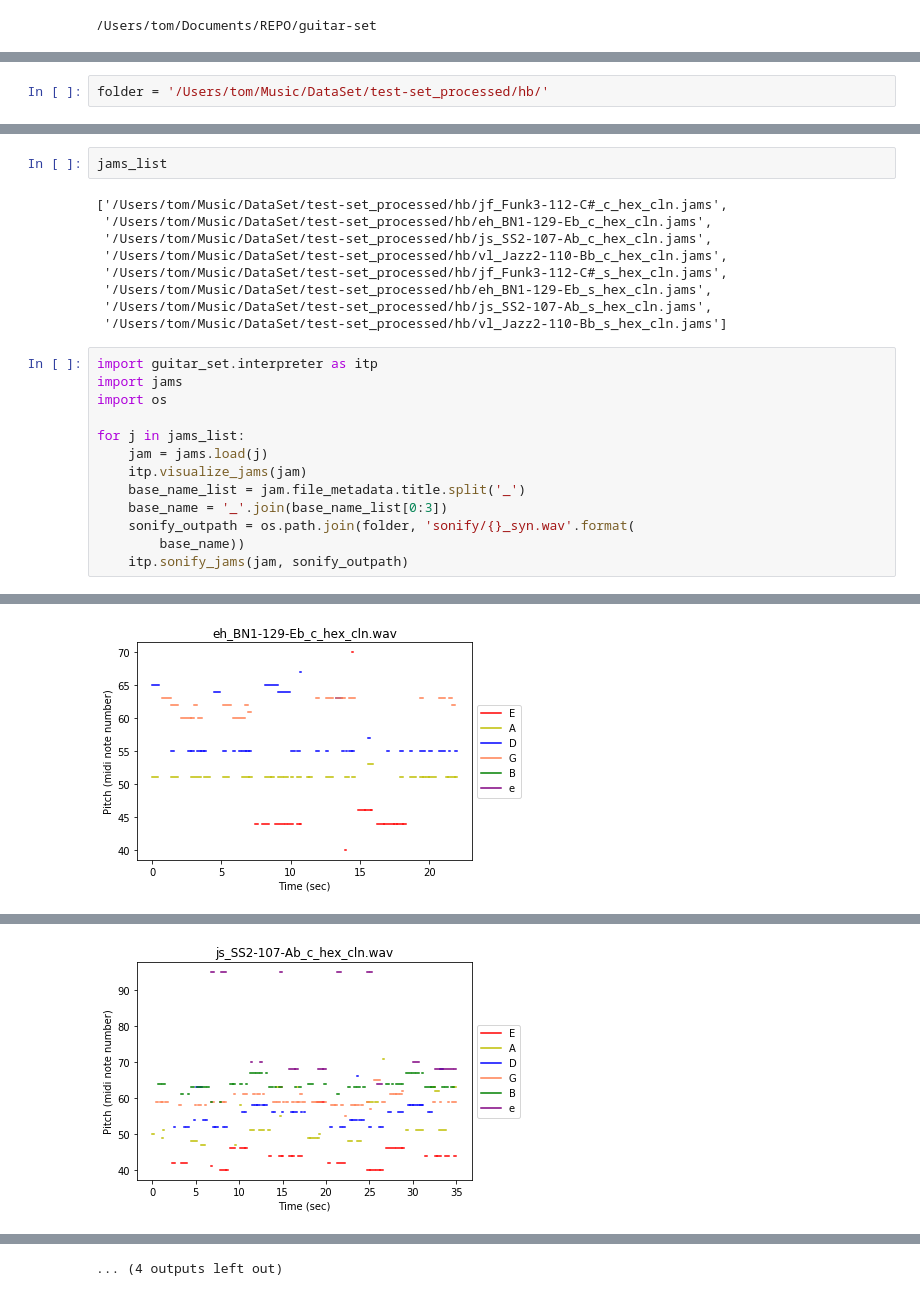
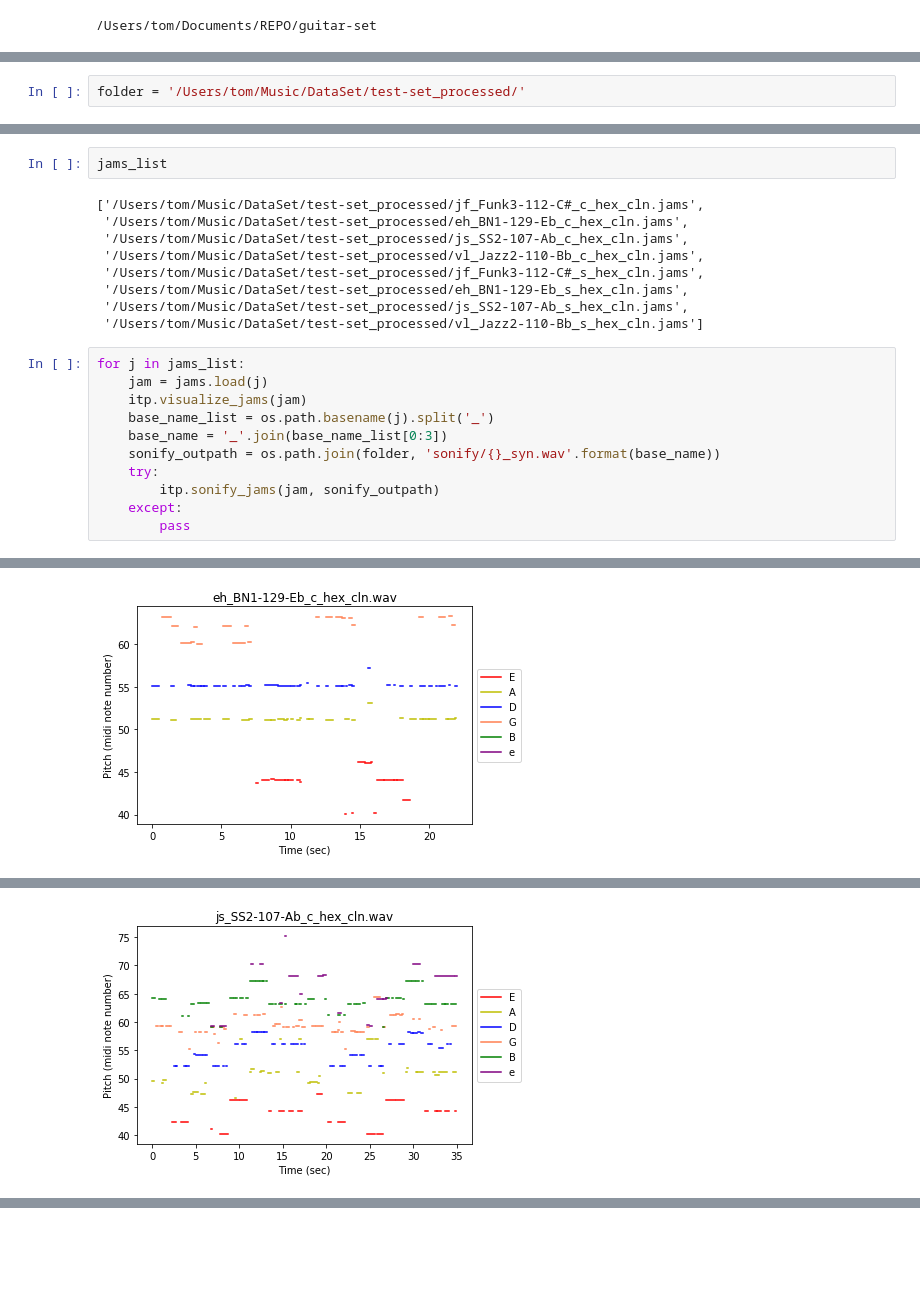
Before and after one commit to tomxi/guitar-set, a Jupyter notebook: guitar_set/notebooks/16_interpret_results.ipynb, the cells around one changed output, grey strips where cells are left out. Cells and saved outputs as stored; diff of their text form; blank space fills up the shorter version.

```diff
--- a/guitar_set/notebooks/16_interpret_results.ipynb
+++ b/guitar_set/notebooks/16_interpret_results.ipynb
@@ -5,3 +10,3 @@ cd ../..
 # %%
-folder = '/Users/tom/Music/DataSet/test-set_processed/hb/'
+folder = '/Users/tom/Music/DataSet/test-set_processed/'
 # %%
@@ -10,25 +14,23 @@ jams_list = glob.glob(folder + '*.jams')
 # %%
 jams_list
 # %% [output]
-['/Users/tom/Music/DataSet/test-set_processed/hb/jf_Funk3-112-C#_c_hex_cln.jams',
- '/Users/tom/Music/DataSet/test-set_processed/hb/eh_BN1-129-Eb_c_hex_cln.jams',
- '/Users/tom/Music/DataSet/test-set_processed/hb/js_SS2-107-Ab_c_hex_cln.jams',
- '/Users/tom/Music/DataSet/test-set_processed/hb/vl_Jazz2-110-Bb_c_hex_cln.jams',
- '/Users/tom/Music/DataSet/test-set_processed/hb/jf_Funk3-112-C#_s_hex_cln.jams',
- '/Users/tom/Music/DataSet/test-set_processed/hb/eh_BN1-129-Eb_s_hex_cln.jams',
- '/Users/tom/Music/DataSet/test-set_processed/hb/js_SS2-107-Ab_s_hex_cln.jams',
- '/Users/tom/Music/DataSet/test-set_processed/hb/vl_Jazz2-110-Bb_s_hex_cln.jams']
+['/Users/tom/Music/DataSet/test-set_processed/jf_Funk3-112-C#_c_hex_cln.jams',
+ '/Users/tom/Music/DataSet/test-set_processed/eh_BN1-129-Eb_c_hex_cln.jams',
+ '/Users/tom/Music/DataSet/test-set_processed/js_SS2-107-Ab_c_hex_cln.jams',
+ '/Users/tom/Music/DataSet/test-set_processed/vl_Jazz2-110-Bb_c_hex_cln.jams',
+ '/Users/tom/Music/DataSet/test-set_processed/jf_Funk3-112-C#_s_hex_cln.jams',
+ '/Users/tom/Music/DataSet/test-set_processed/eh_BN1-129-Eb_s_hex_cln.jams',
+ '/Users/tom/Music/DataSet/test-set_processed/js_SS2-107-Ab_s_hex_cln.jams',
+ '/Users/tom/Music/DataSet/test-set_processed/vl_Jazz2-110-Bb_s_hex_cln.jams']
 # %%
-import guitar_set.interpreter as itp
-import jams
-import os
-
 for j in jams_list:
     jam = jams.load(j)
     itp.visualize_jams(jam)
-    base_name_list = jam.file_metadata.title.split('_')
+    base_name_list = os.path.basename(j).split('_')
     base_name = '_'.join(base_name_list[0:3])
-    sonify_outpath = os.path.join(folder, 'sonify/{}_syn.wav'.format(
-        base_name))
-    itp.sonify_jams(jam, sonify_outpath)
+    sonify_outpath = os.path.join(folder, 'sonify/{}_syn.wav'.format(base_name))
+    try:
+        itp.sonify_jams(jam, sonify_outpath)
+    except:
+        pass
 # %% [output]
@@ -37 +39 @@ WARNING:root:output_file: /Users/tom/Music/DataSet/test-set_processed/hb/sonify/
-[figure, old version]
+[figure, new version]
@@ -39 +41 @@ WARNING:root:output_file: /Users/tom/Music/DataSet/test-set_processed/hb/sonify/
-[figure, old version]
+[figure, new version]
@@ -47 +46,0 @@ WARNING:root:output_file: /Users/tom/Music/DataSet/test-set_processed/hb/sonify/
-... (4 outputs left out)
```
Also changed, not shown: parts of 6 cells of this notebook, 9 other files.
